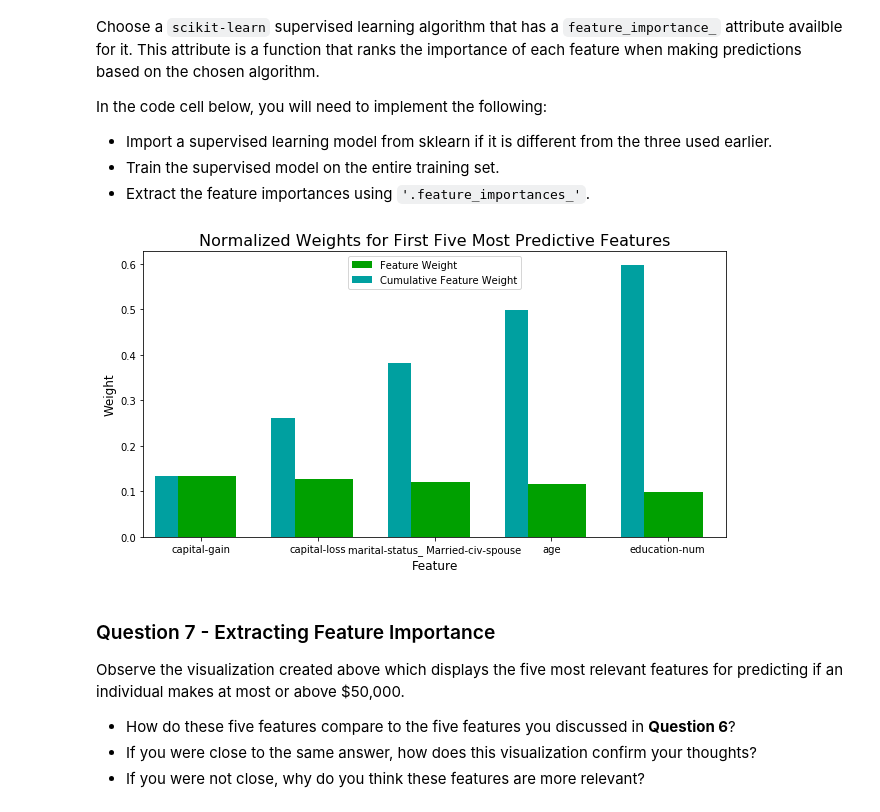
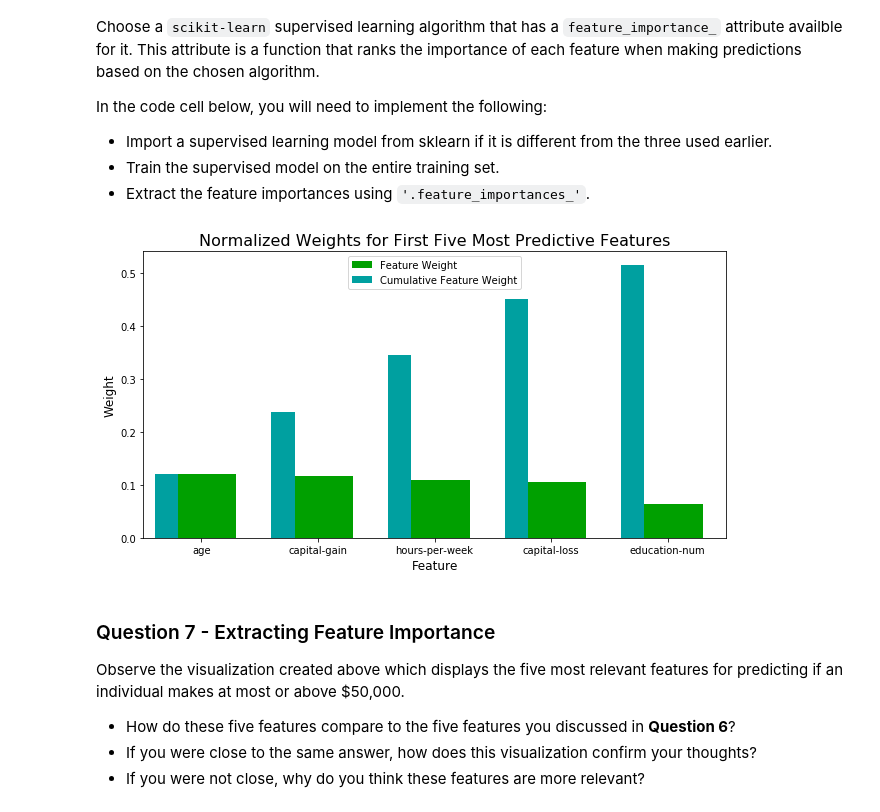
Before and after one commit to YannisPap/machine-learning, a Jupyter notebook: projects/finding_donors/finding_donors.ipynb, the cells around one changed output. Saved outputs shown, nothing was run; the diff lists cells and outputs as text; code cells hidden in the pictures.

Commit message:
2nd Submission
Corrections on metrics calculations
Change of scorrer in GridSearcCV

```diff
--- a/projects/finding_donors/finding_donors.ipynb
+++ b/projects/finding_donors/finding_donors.ipynb
@@ -268,9 +268,15 @@ TN = 0 # No predicted negatives in the naive case
 FN = 0 # No predicted negatives in the naive case
 '''
 # TODO: Calculate accuracy, precision and recall
-accuracy = sum(y_test)/X_test.shape[0]
-recall = sum(y_test)/X_test.shape[0]
-precision = sum(y_test)/sum(y_test)
+true_positives = sum(y_train.append(y_test))
+true_negatives = 0
+false_positives = y_train.append(y_test).value_counts()[0]
+false_negatives = 0
+
+
+accuracy = true_positives/(true_positives+false_positives)
+precision = true_positives/(true_positives+false_positives)
+recall = true_positives/(true_positives+false_negatives)
 
 # TODO: Calculate F-score using the formula above for beta = 0.5 and correct values for precision and recall.
 # HINT: The formula above can be written as (1 + beta**2) * (precision * recall) / ((beta**2 * precision) + recall)
@@ -521,16 +527,15 @@ clf = GradientBoostingClassifier(random_state=42)
 
 # TODO: Create the parameters list you wish to tune, using a dictionary if needed.
 # HINT: parameters = {'parameter_1': [value1, value2], 'parameter_2': [value1, value2]}
-parameters = [{'learning_rate': [0.1, 0.2, 0.3]},
-              {'n_estimators' : [250, 500, 750]},
-              {'subsample': [0.8, 0.9, 1]}
+parameters = [{'learning_rate': [0.05, 0.1, 0.15]},
+              {'n_estimators' : [250, 500, 750]}
               ]
 
 # TODO: Make an fbeta_score scoring object using make_scorer()
 scorer = make_scorer(fbeta_score, beta=0.5)
 
 # TODO: Perform grid search on the classifier using 'scorer' as the scoring method using GridSearchCV()
-grid_obj = GridSearchCV(clf, parameters, n_jobs=-1)
+grid_obj = GridSearchCV(clf, parameters, scoring=scorer , n_jobs=-1)
 
 # TODO: Fit the grid search object to the training data and find the optimal parameters using fit()
 grid_fit = grid_obj.fit(X_train, y_train)
@@ -652,18 +668,16 @@ In the code cell below, you will need to implement the following:
 # %%
 # TODO: Import a supervised learning model that has 'feature_importances_'
 
 
 # TODO: Train the supervised model on the training set using .fit(X_train, y_train)
-model = GradientBoostingClassifier(random_state=42)
-model.fit(X_train, y_train)
 
 # TODO: Extract the feature importances using .feature_importances_
-importances = model.feature_importances_
+importances = best_clf.feature_importances_
 
 # Plot
 vs.feature_plot(importances, X_train, y_train)
 # %% [output]
-[figure, old version]
+[figure, new version]
 # %% [markdown]
 ### Question 7 - Extracting Feature Importance
 
```
Also changed, not shown: parts of 4 cells of this notebook, 1 other file.
